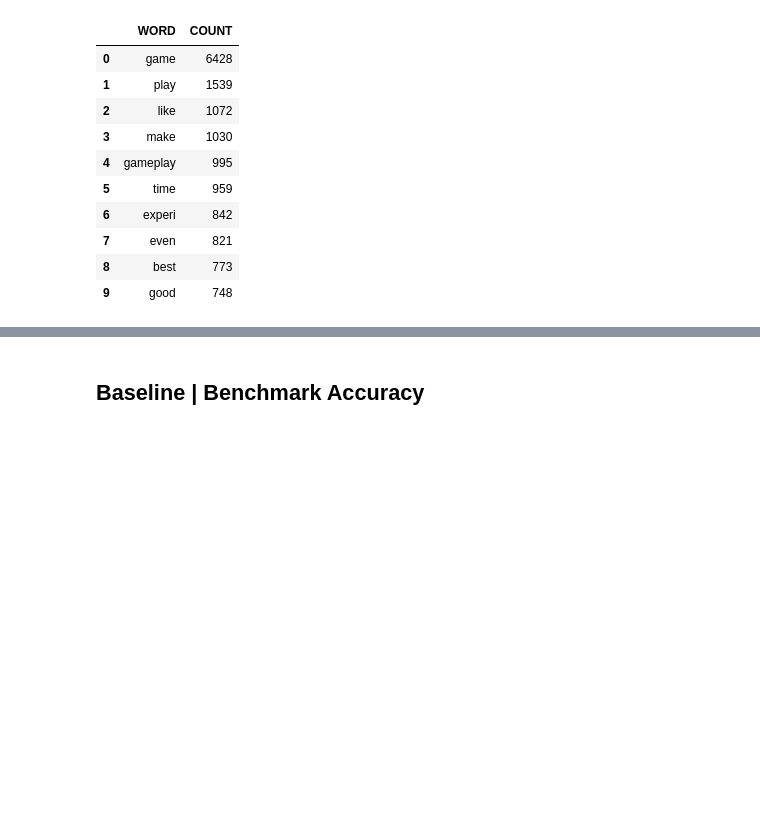
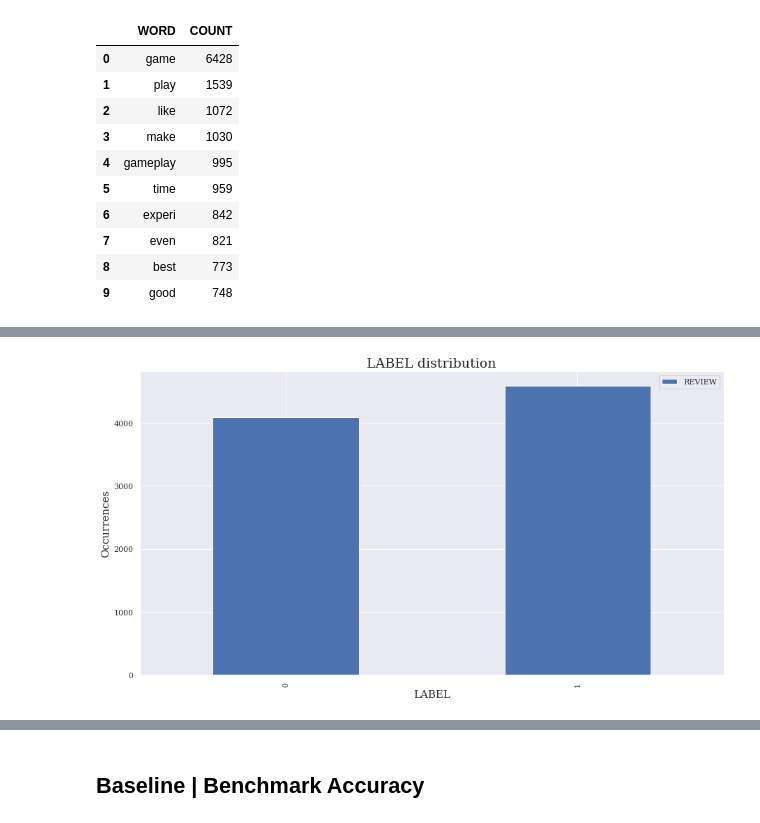
Before and after one commit to matfolio/unmuteai, a Jupyter notebook: UnmuteAI_script.ipynb, the cells around one changed output, grey strips where cells are left out. Drawn from its saved outputs; the diff is of its cells as text; code cells hidden in the pictures; blank space fills up the shorter version.

```diff
--- a/UnmuteAI_script.ipynb
+++ b/UnmuteAI_script.ipynb
@@ -284 +283,16 @@ df['DEVELOPER'].value_counts().head(30).plot(kind='bar', figsize=(12,10))
+# %%
+#df.filter(["REVIEW", "METASCORE", "RELEASE_YEAR"])
+font = {'family' : 'serif',
+        'weight' : 'normal',
+        'size'   : 22}
+
+plt.rc('font', **font)
+df.groupby('LABEL').REVIEW.count().plot.bar(figsize=(15, 8))
+plt.title("LABEL distribution")
+plt.ylabel('Occurrences', fontsize=15)
+plt.xlabel('LABEL', fontsize=15)
+plt.legend()
+plt.show()
+# %% [output]
+[figure, added]
 # %%
```
Also changed, not shown: parts of 24 cells of this notebook, 4 other files.
